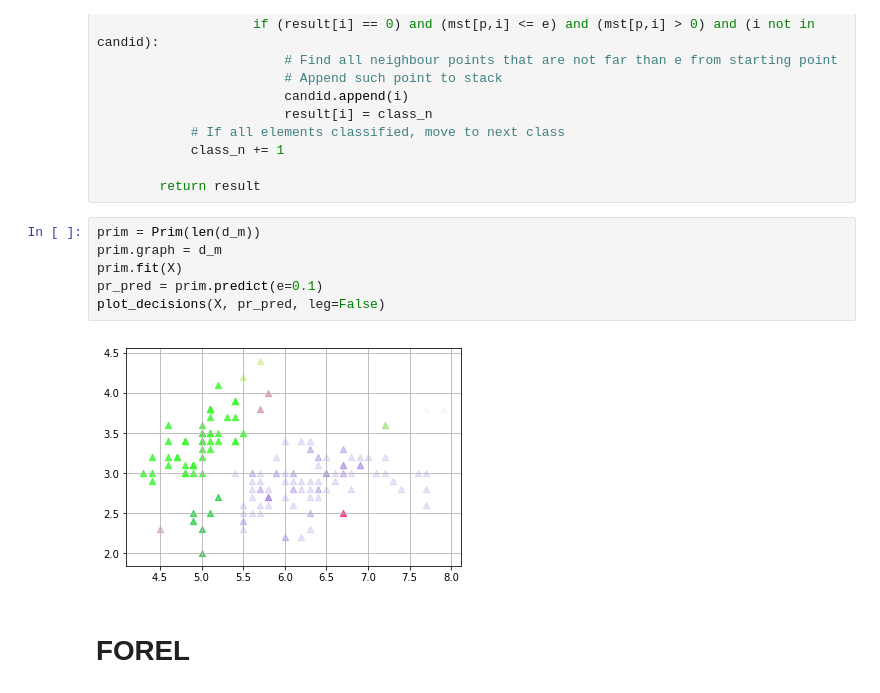
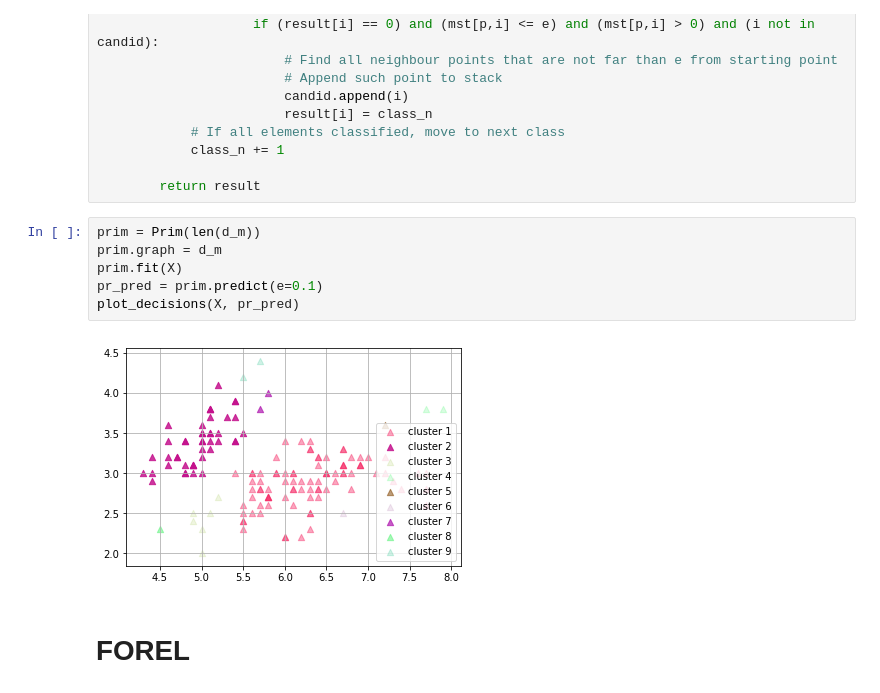
Before and after one commit to yehorchankov/rku-labs, a Jupyter notebook: Lab1.ipynb, the cells around one changed output. Cells and saved outputs as stored; diff of their text form.

Commit message:
removed k-means, improved visualization

```diff
--- a/Lab1.ipynb
+++ b/Lab1.ipynb
@@ -358,11 +351,11 @@ class Prim():
 # %%
 prim = Prim(len(d_m))
 prim.graph = d_m
 prim.fit(X)
 pr_pred = prim.predict(e=0.1)
-plot_decisions(X, pr_pred, leg=False)
+plot_decisions(X, pr_pred)
 # %% [output]
-[figure, old version]
+[figure, new version]
 # %% [markdown]
 # FOREL
 # %%
```
Also changed, not shown: parts of 7 cells of this notebook.
